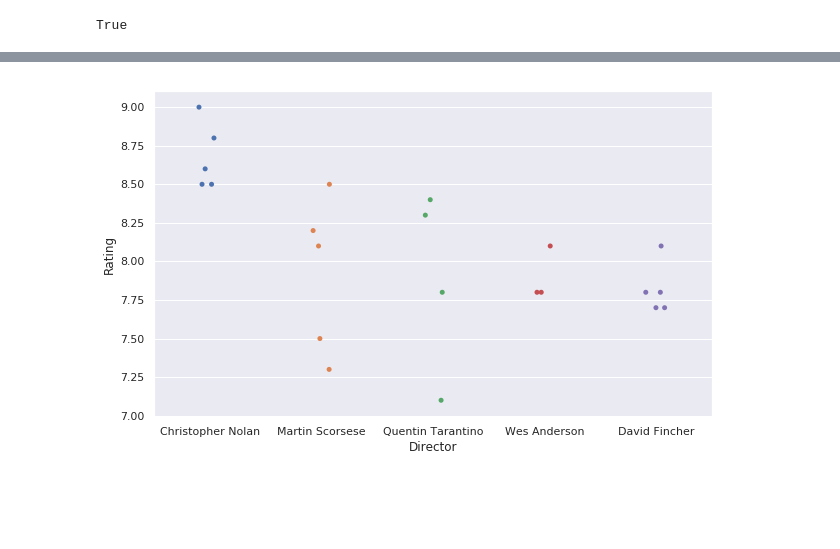
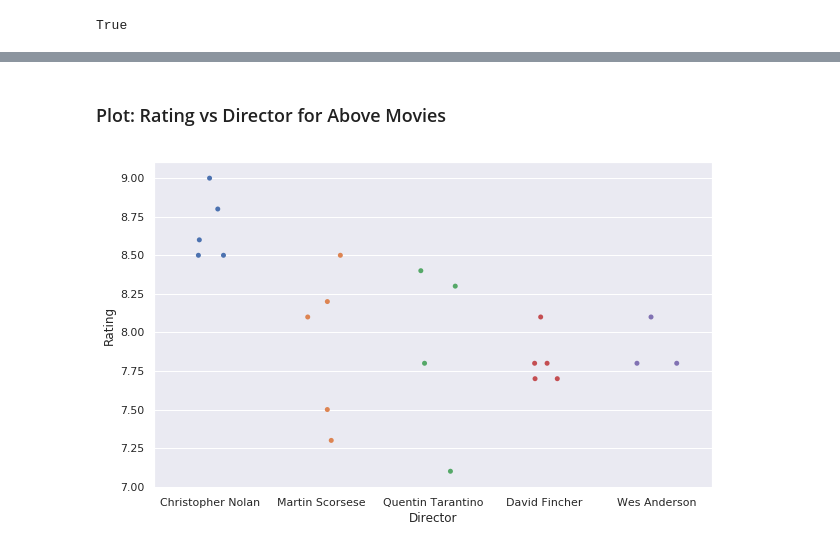
Before and after one commit to sdiehl28/Scikit-Learn-Workflow, a Jupyter notebook: python/Pandas03.ipynb, the cells around one changed output, grey strips where cells are left out. Saved outputs shown, nothing was run; the diff lists cells and outputs as text; code cells hidden in the pictures; blank space fills up the shorter version.

```diff
--- a/python/Pandas03.ipynb
+++ b/python/Pandas03.ipynb
@@ -138,0 +125,4 @@ df
+# %%
+# Flatten Multi-index Column
+def flatten_columns(df):
+    return ['_'.join(col) for col in df.columns.values]
@@ -169,0 +166,5 @@ df.head(3)
+# %%
+# groupby director and aggregate by size and mean
+df = movies.groupby('Director').agg({'Rating':['size', 'mean']})
+df.columns = flatten_columns(df)
+df.head(3)
@@ -170,5 +177,8 @@ df.head(3)
 # %%
-# find the highest rated directors who directed at least 3 movies
-highest_rated = df[df['Count'] >= 3].nlargest(n=5,columns='Rating')
+# directors with at least 3 movies
+directors =  df[df['Rating_size'] >= 3]
+
+# sort and display the top 5 by mean rating
+highest_rated = directors.nlargest(n=5,columns='Rating_mean')
 highest_rated
 # %% [output]
@@ -224,5 +192,9 @@ df_dir_rating
+# %% [markdown]
+### Plot: Rating vs Director for Above Movies
+# %%
+df = movies[movies['Director'].isin(highest_rated.index)]
 # %%
 plt.figure(figsize=(10,6))
-sns.stripplot(x='Director', y='Rating', data=df_dir_rating, jitter=0.1);
+sns.stripplot(x='Director', y='Rating', data=df, jitter=0.2);
 # %% [output]
-[figure, old version]
+[figure, new version]
```
Also changed, not shown: parts of 28 cells of this notebook, 1 other file.
